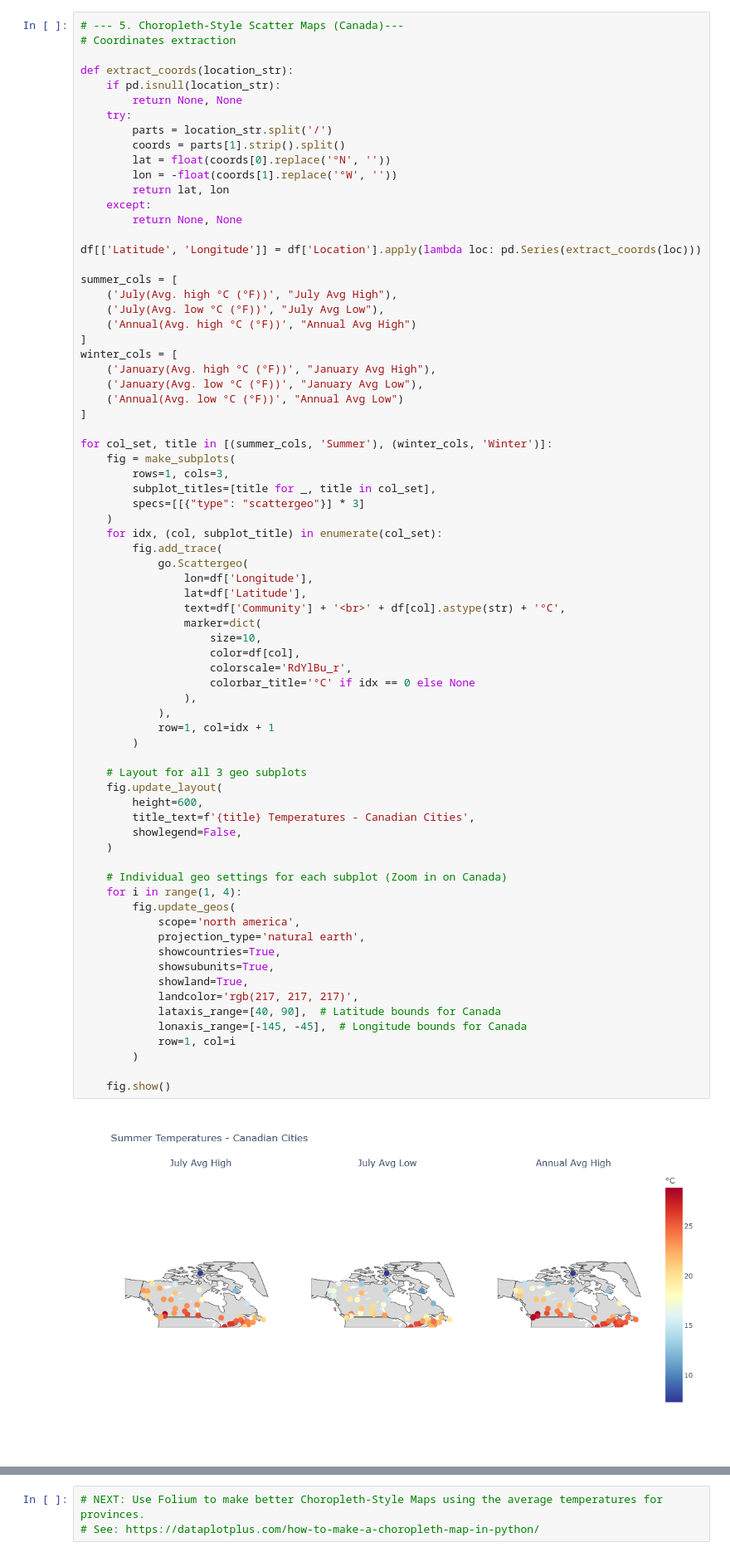
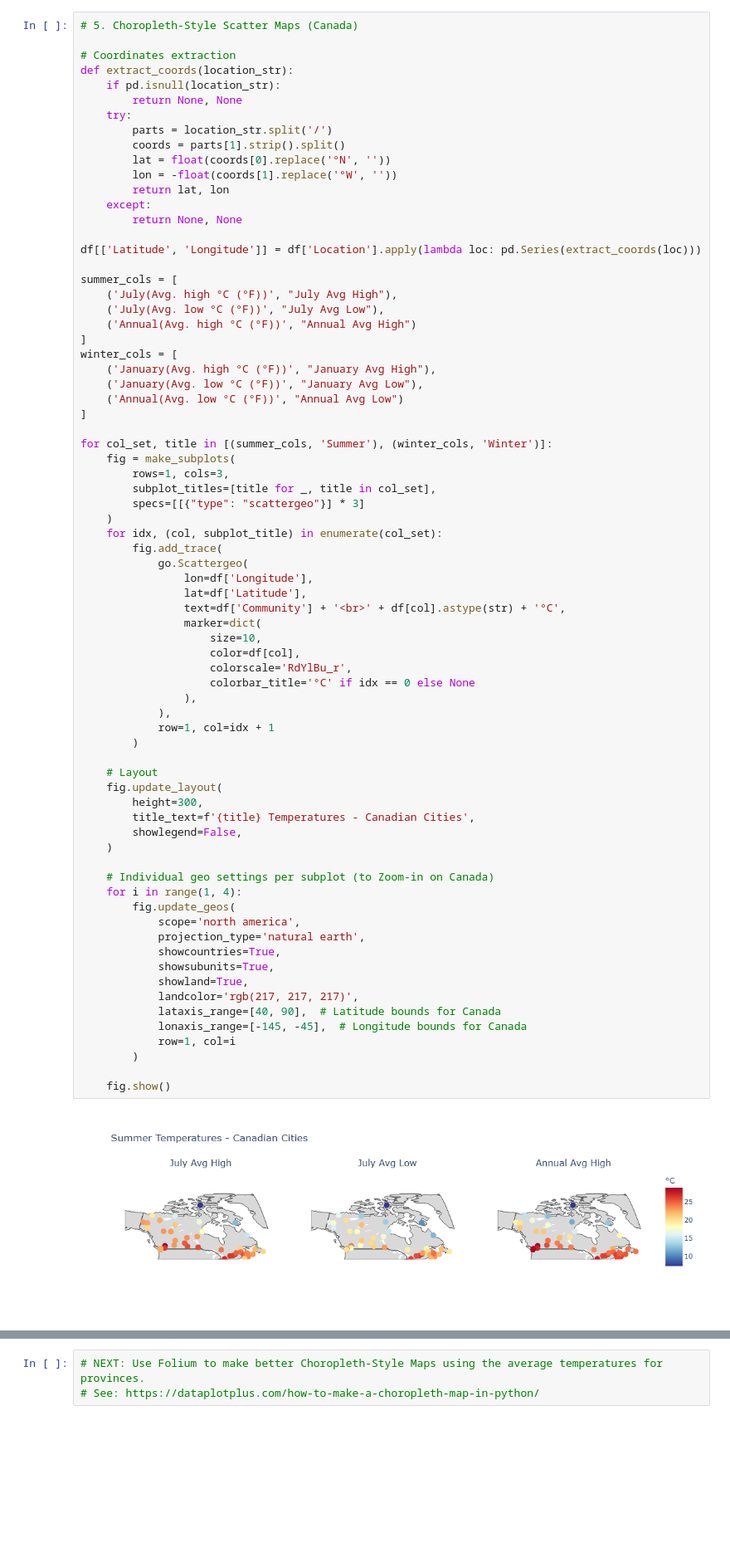
Before and after one commit to DBasu1010110/DBasu1010110, a Jupyter notebook: projects/canada-weather-visualization/Canada Weather Visualization.ipynb, the cells around one changed output, grey strips where cells are left out. Shown at 83% size. Drawn from its saved outputs; the diff is of its cells as text; blank space fills up the shorter version.

```diff
--- a/projects/canada-weather-visualization/Canada Weather Visualization.ipynb
+++ b/projects/canada-weather-visualization/Canada Weather Visualization.ipynb
@@ -225,9 +234,9 @@ for temp_col in ['Annual(Avg. high °C (°F))', 'Annual(Avg. low °C (°F))']:
 [figure]
 [figure]
 # %%
-# --- 5. Choropleth-Style Scatter Maps (Canada)---
+# 5. Choropleth-Style Scatter Maps (Canada)
+
 # Coordinates extraction
-
 def extract_coords(location_str):
     if pd.isnull(location_str):
         return None, None
@@ -268,34 +277,34 @@ for col_set, title in [(summer_cols, 'Summer'), (winter_cols, 'Winter')]:
                 marker=dict(
                     size=10,
                     color=df[col],
                     colorscale='RdYlBu_r',
                     colorbar_title='°C' if idx == 0 else None
                 ),
             ),
             row=1, col=idx + 1
         )
 
-    # Layout for all 3 geo subplots
+    # Layout
     fig.update_layout(
-        height=600,
+        height=300,
         title_text=f'{title} Temperatures - Canadian Cities',
         showlegend=False,
     )
 
-    # Individual geo settings for each subplot (Zoom in on Canada)
+    # Individual geo settings per subplot (to Zoom-in on Canada)
     for i in range(1, 4):
         fig.update_geos(
             scope='north america',
             projection_type='natural earth',
             showcountries=True,
             showsubunits=True,
             showland=True,
             landcolor='rgb(217, 217, 217)',
             lataxis_range=[40, 90],  # Latitude bounds for Canada
             lonaxis_range=[-145, -45],  # Longitude bounds for Canada
             row=1, col=i
         )
 
     fig.show()
 # %% [output]
-[figure, old version]
+[figure, new version]
```
Also changed, not shown: parts of 8 cells of this notebook.
